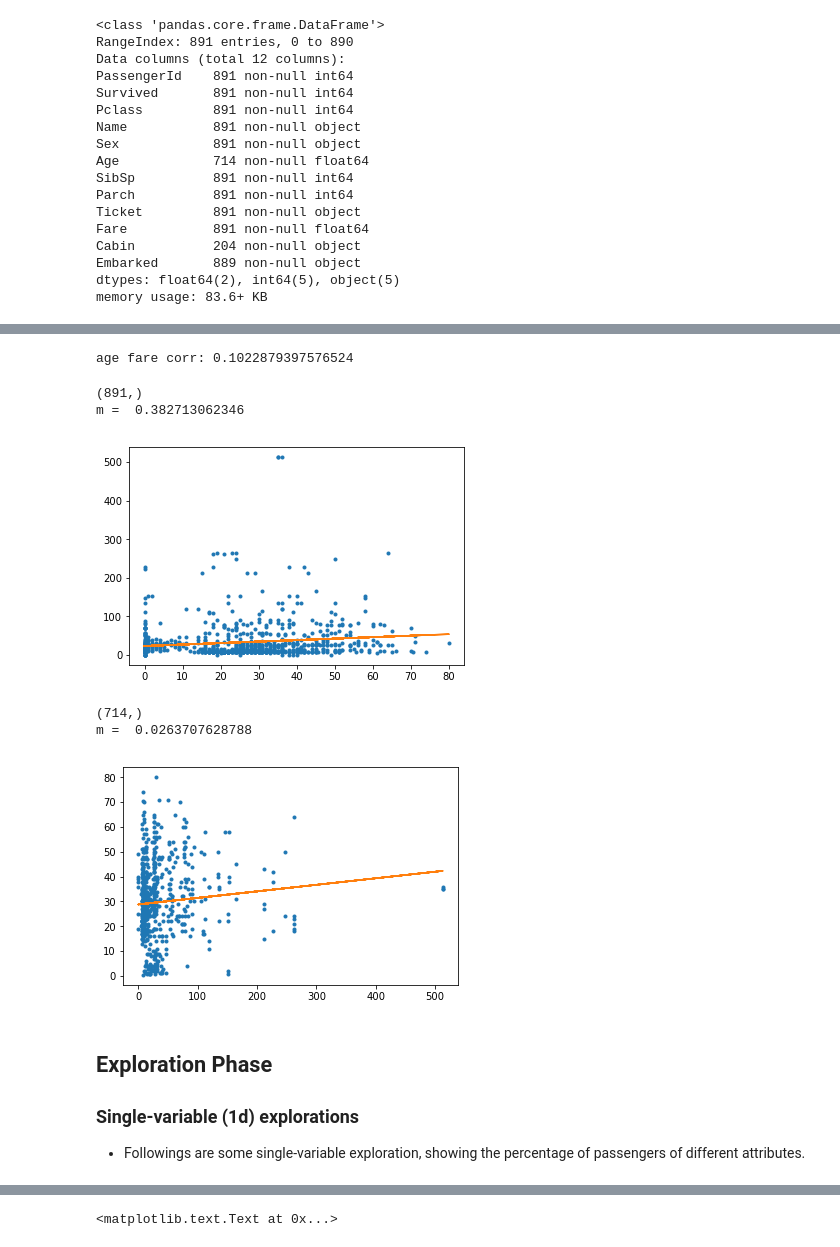
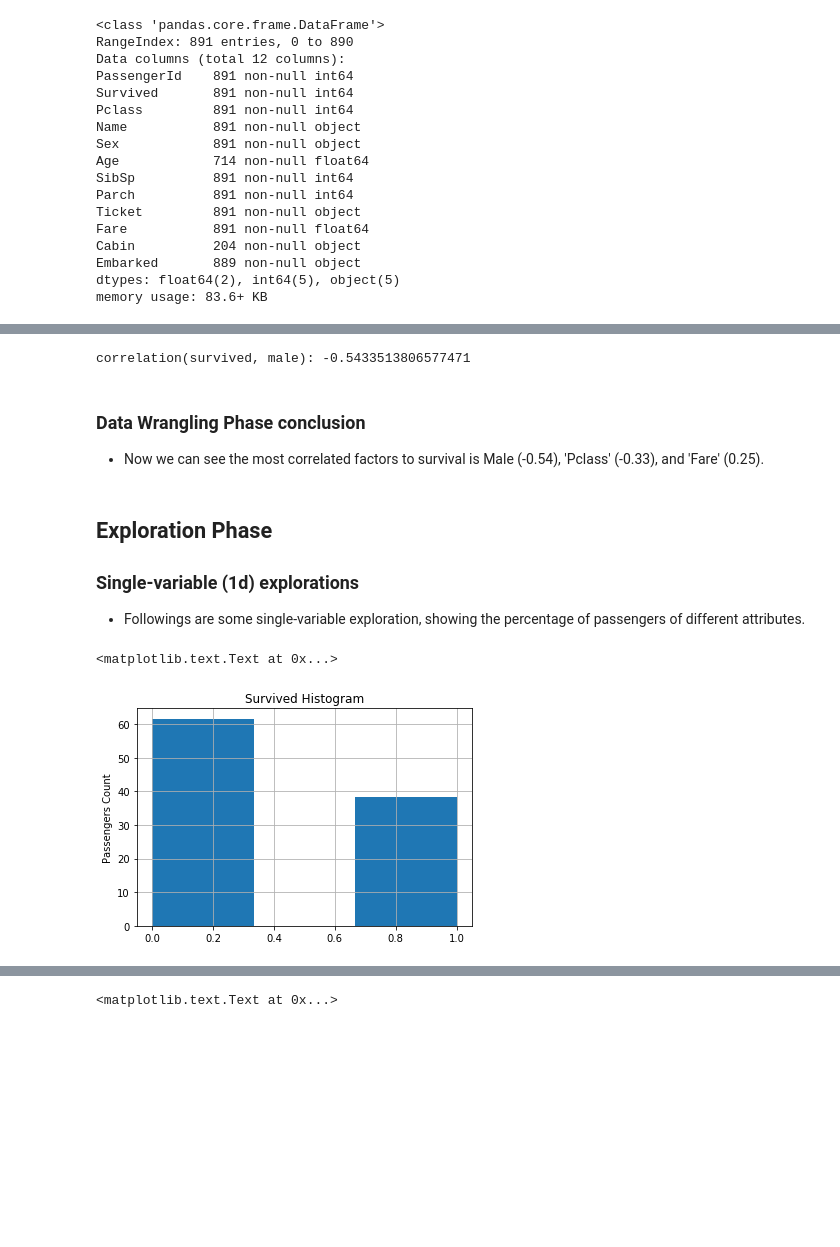
Before and after one commit to sunpochin/dand-p2-investigate-titanic-data, a Jupyter notebook: investigate-titanic-data.ipynb, the cells around one changed output, grey strips where cells are left out. Saved outputs shown, nothing was run; the diff lists cells and outputs as text; code cells hidden in the pictures; blank space fills up the shorter version.

```diff
--- a/investigate-titanic-data.ipynb
+++ b/investigate-titanic-data.ipynb
@@ -161,6 +201,6 @@ def transform_sex(df_sex):
     elif (df_sex == 'female'):
         return 0
 
-df['Male'] = df['Sex'].apply(transform_sex)
-df.head()
+new_df['Male'] = df_new['Sex'].apply(transform_sex)
+df_new.head()
 # %% [output]
@@ -178,48 +208,23 @@ correlation(survived, male): -0.5433513806577471
 # %%
-print('age fare corr:', correlation(age, fare) )
-# This could lead to anothre interesting question: Does older people pay more?
-# But I'm not going to do this for now.
+#male = df['Male']
+print('correlation(survived, male):', correlation(survived, df['Male']) )
+# print('age fare corr:', correlation(age, fare) )
+#* This could lead to another interesting question: Does older people pay more? But I'm not going to do this for now.
 # %% [output]
-age fare corr: 0.1022879397576524
+correlation(survived, male): -0.5433513806577471
-# %%
-'''
-m, b = np.polyfit(fare, fare, 1)
-plt.plot(fare, m * fare + b, '-')
-
-m, b = np.polyfit(age, fare, 1)
-plt.plot(age, m * age + b, '-')
-'''
-new_age = np.nan_to_num(age)
-print(new_age.shape)
-
-
-# https://stackoverflow.com/questions/19068862/how-to-overplot-a-line-on-a-scatter-plot-in-python
-m, b = np.polyfit(new_age, fare, 1)
-plt.plot(new_age, fare, '.')
-plt.plot(new_age, m * new_age + b, '-')
-print('m = ', m)
-# %% [output]
-(891,)
-m =  0.382713062346
-[figure, removed]
-# %%
-# https://stackoverflow.com/questions/14016247/python-find-integer-index-of-rows-with-nan-in-pandas
-age_df = df[~np.isnan(df['Age']) ]
-new_age = age_df['Age']
-new_fare = age_df['Fare']
-
-m, b = np.polyfit(new_fare, new_age,  1)
-plt.plot(new_fare, new_age, '.')
-plt.plot(new_fare, m * new_fare + b, '-')
-
-print(new_age.shape)
-print('m = ', m)
-# %% [output]
-(714,)
-m =  0.0263707628788
-[figure, removed]
+# %% [markdown]
+### Data Wrangling Phase conclusion
+* Now we can see the most correlated factors to survival is Male (-0.54), 'Pclass' (-0.33), and 'Fare' (0.25).
 # %% [markdown]
 ## Exploration Phase
 ### Single-variable (1d) explorations
 
 * Followings are some single-variable exploration, showing the percentage of passengers of different attributes.
+# %%
+df['Survived'].hist(bins=3, weights=np.ones_like(df['Survived']) * 100. / len(df['Survived']))
+plt.xlabel("")
+plt.ylabel("Passengers Count")
+plt.title("Survived Histogram")
+# %% [output]
+<matplotlib.text.Text at 0x...>
+[figure, added]
```
Also changed, not shown: parts of 40 cells of this notebook.
